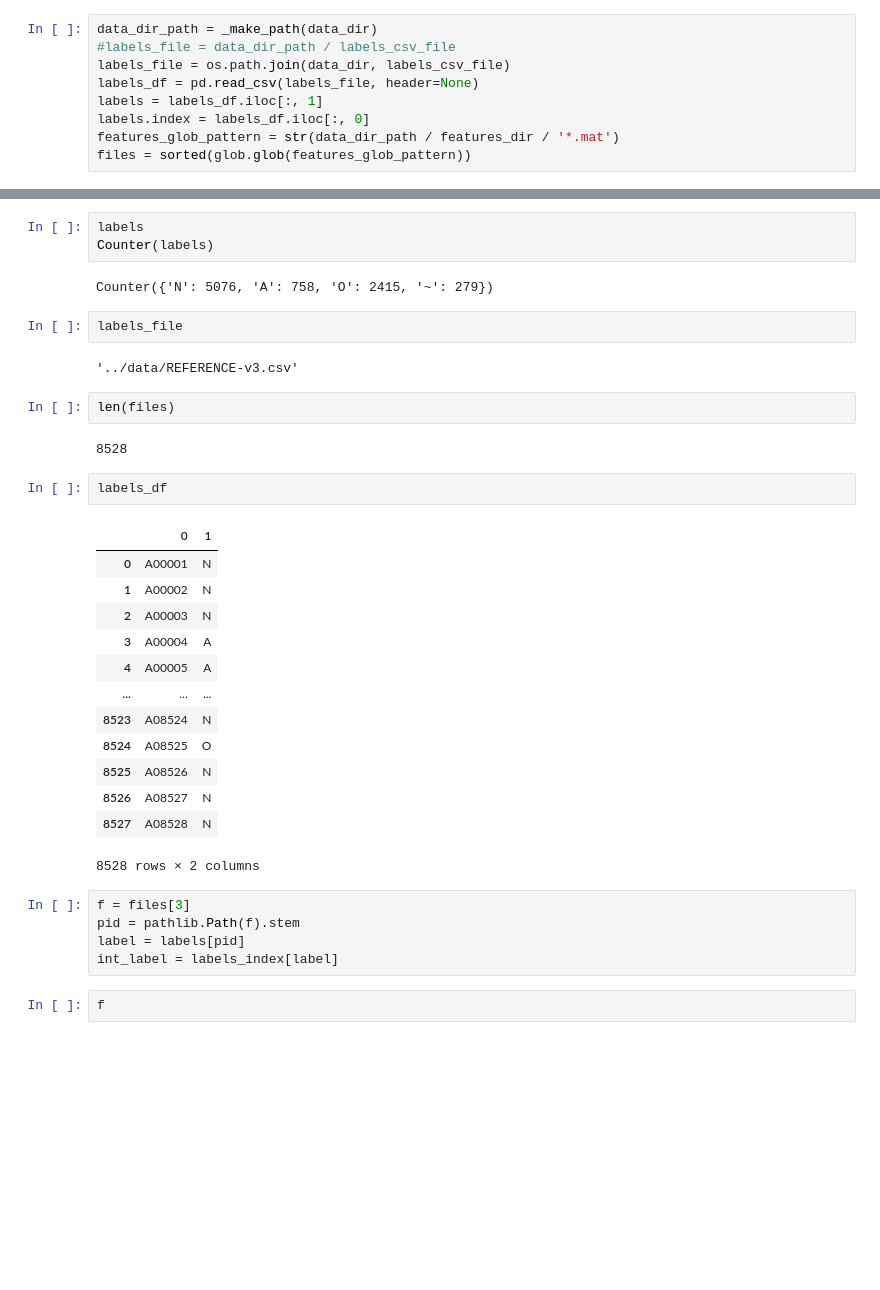
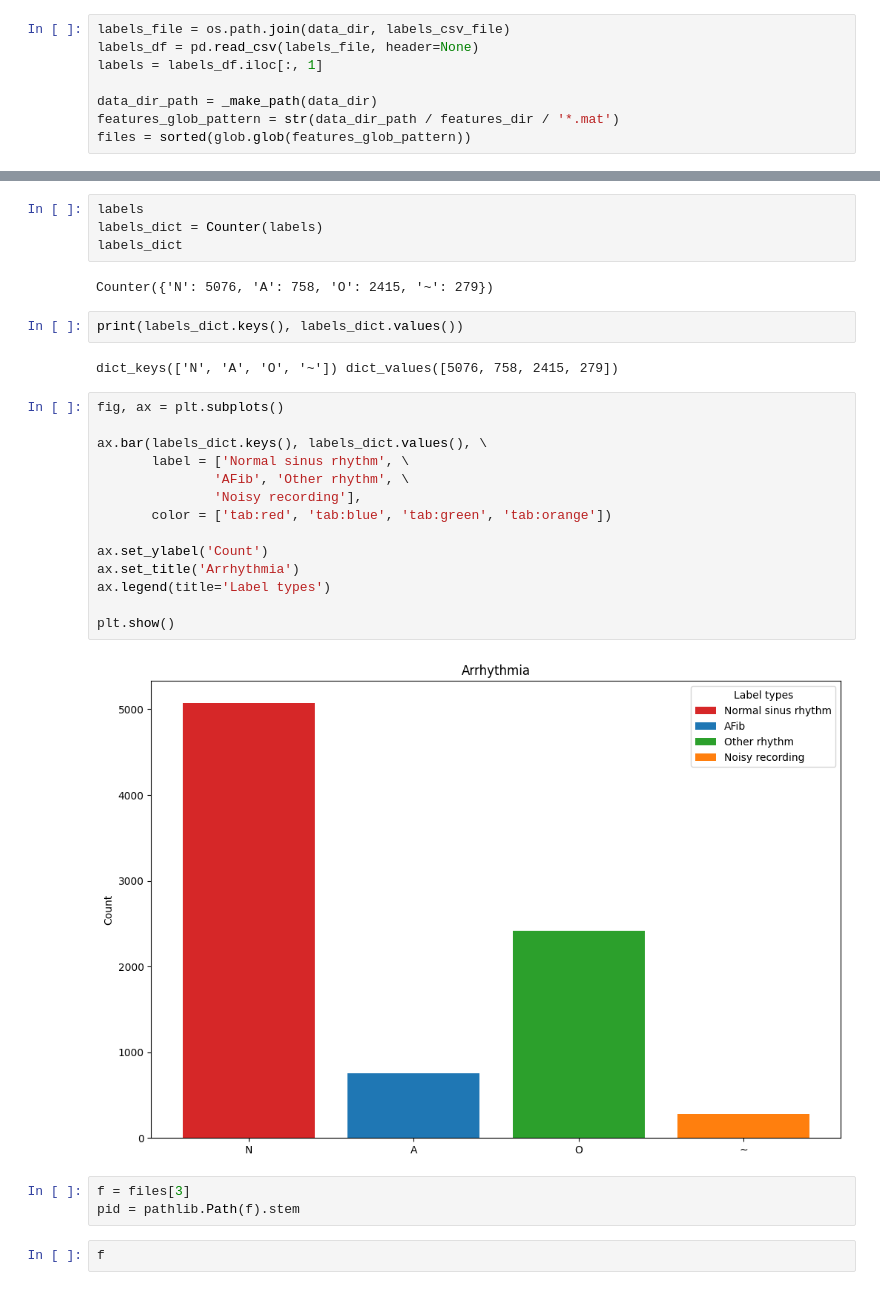
Before and after one commit to jessie831024/algo_ecg, a Jupyter notebook: notebooks/data_exploration.ipynb, the cells around one changed output, grey strips where cells are left out. Drawn from its saved outputs; the diff is of its cells as text; blank space fills up the shorter version.

Commit message:
edit data_expl and w1.md

```diff
--- a/notebooks/data_exploration.ipynb
+++ b/notebooks/data_exploration.ipynb
@@ -81,9 +85,8 @@ labels_index = {
 # %%
-data_dir_path = _make_path(data_dir)
-#labels_file = data_dir_path / labels_csv_file
 labels_file = os.path.join(data_dir, labels_csv_file)
 labels_df = pd.read_csv(labels_file, header=None)
 labels = labels_df.iloc[:, 1]
-labels.index = labels_df.iloc[:, 0]
+
+data_dir_path = _make_path(data_dir)
 features_glob_pattern = str(data_dir_path / features_dir / '*.mat')
 files = sorted(glob.glob(features_glob_pattern))
@@ -90,37 +128,32 @@ files = sorted(glob.glob(features_glob_pattern))
 # %%
 labels
-Counter(labels)
+labels_dict = Counter(labels)
+labels_dict
 # %% [output]
 Counter({'N': 5076, 'A': 758, 'O': 2415, '~': 279})
-# %%
-labels_file
-# %% [output]
-'../data/REFERENCE-v3.csv'
-# %%
-len(files)
-# %% [output]
-8528
 # %%
-labels_df
+print(labels_dict.keys(), labels_dict.values())
 # %% [output]
-|  | 0 | 1 |
-| 0 | A00001 | N |
-| 1 | A00002 | N |
-| 2 | A00003 | N |
-| 3 | A00004 | A |
-| 4 | A00005 | A |
-| ... | ... | ... |
-| 8523 | A08524 | N |
-| 8524 | A08525 | O |
-| 8525 | A08526 | N |
-| 8526 | A08527 | N |
-| 8527 | A08528 | N |
-8528 rows × 2 columns
+dict_keys(['N', 'A', 'O', '~']) dict_values([5076, 758, 2415, 279])
+# %%
+fig, ax = plt.subplots()
+
+ax.bar(labels_dict.keys(), labels_dict.values(), \
+       label = ['Normal sinus rhythm', \
+               'AFib', 'Other rhythm', \
+               'Noisy recording'],
+       color = ['tab:red', 'tab:blue', 'tab:green', 'tab:orange'])
+
+ax.set_ylabel('Count')
+ax.set_title('Arrhythmia')
+ax.legend(title='Label types')
+
+plt.show()
+# %% [output]
+[figure, added]
 # %%
 f = files[3]
 pid = pathlib.Path(f).stem
-label = labels[pid]
-int_label = labels_index[label]
 # %%
 f
 # %% [output]
```
Also changed, not shown: parts of 11 cells of this notebook, 1 other file.
